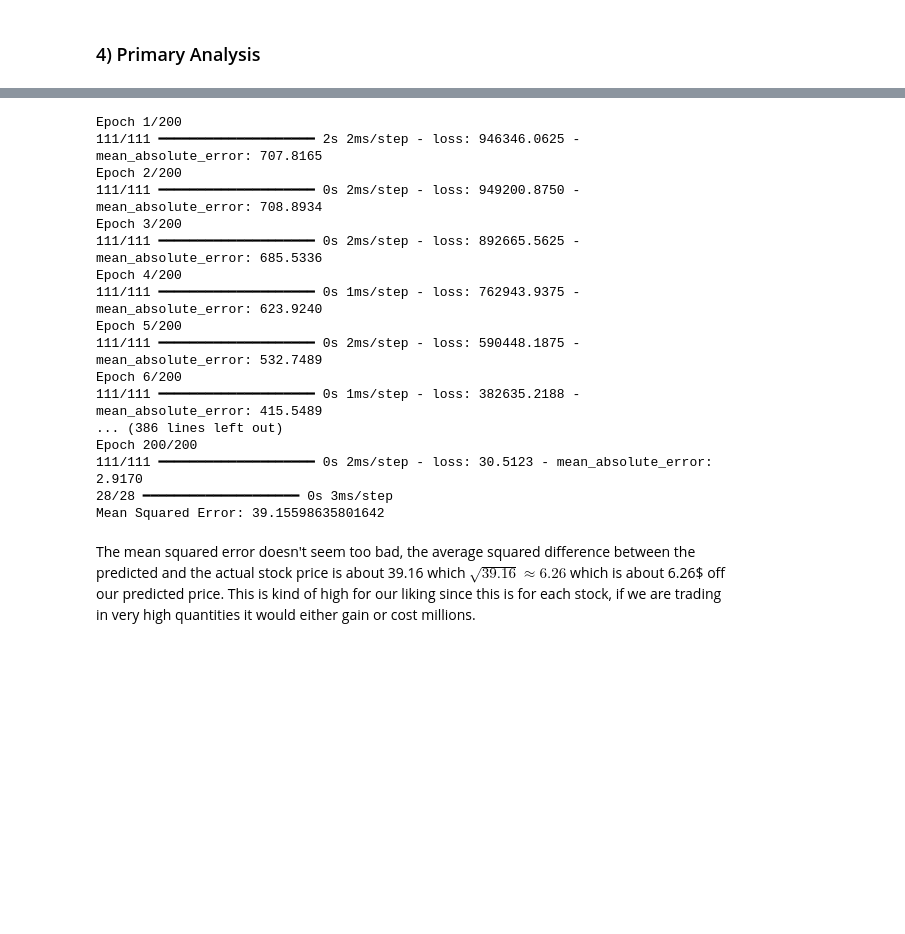
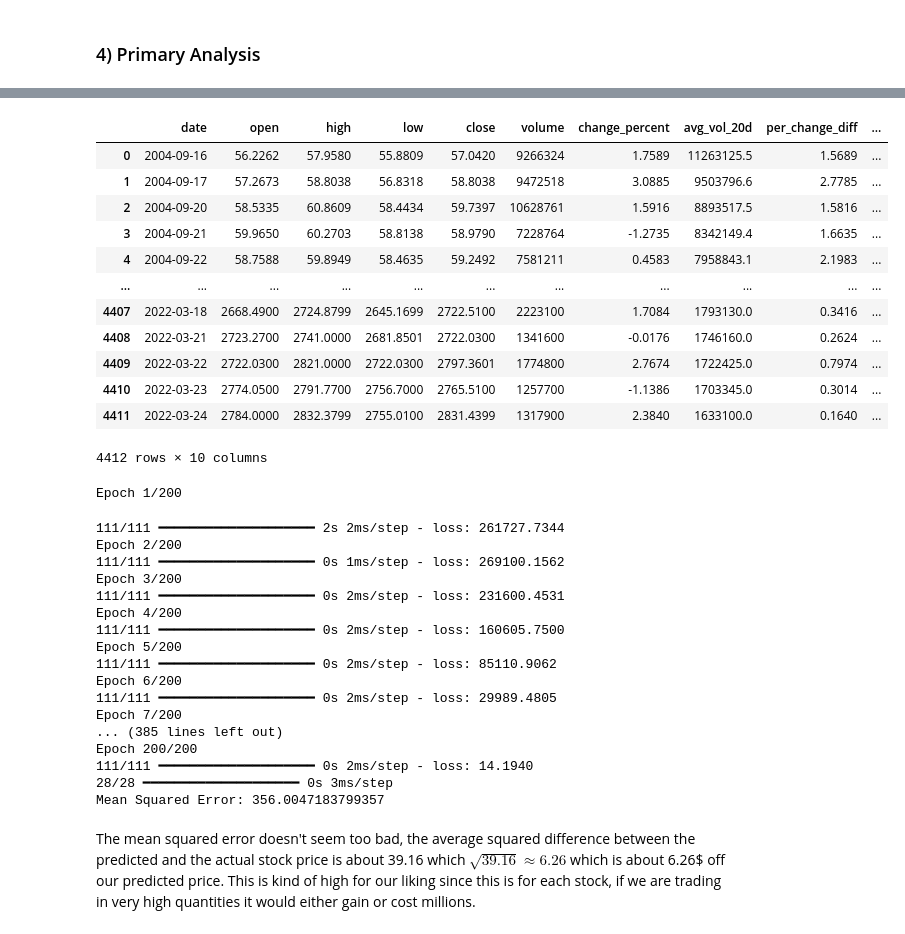
Before and after one commit to bnewman6/CMSC320FinalProjectLinNewman, a Jupyter notebook: main.ipynb, the cells around one changed output, grey strips where cells are left out. Cells and saved outputs as stored; diff of their text form; code cells hidden in the pictures; blank space fills up the shorter version.

Commit message:
Answered some questions, changed the ML model

```diff
--- a/main.ipynb
+++ b/main.ipynb
@@ -330,57 +335,85 @@ import tensorflow
 from tensorflow.keras.models import Sequential
 from tensorflow.keras.layers import Dense
 from sklearn.metrics import mean_absolute_error, mean_squared_error
 import numpy as np
 from sklearn import metrics
 
 googl_df = pd.read_csv("./data/cleaned_data/GOOGL_cleaned.csv")
+qqq_df = pd.read_csv("./data/cleaned_data/QQQ_cleaned.csv")
 
-features = ["open", "high", "low", "volume","change_percent", "avg_vol_20d"]
+# Add a percent change column to out dataframe
+googl_df["per_change_diff"] = abs(googl_df["change_percent"] - qqq_df["change_percent"])
+
+# Convert the 'date' column to datetime
+googl_df['date'] = pd.to_datetime(googl_df['date'])
+
+googl_df['date_seconds'] = (googl_df['date'] - pd.Timestamp("2004-09-16")) // pd.Timedelta('1s')
+display(googl_df)
+
+# Parse features
+features = ["open", "high", "low", "volume", "avg_vol_20d","per_change_diff","date_seconds"]
 X = pd.DataFrame((googl_df[features]), columns=features)
 Y = (pd.DataFrame((googl_df[["close"]]), columns=["close"]))
 
-# It's a good practice to scale your data before feeding it into a neural network
 scaler = StandardScaler()
 X = scaler.fit_transform(X)
 
-X_train, X_test, y_train, y_test = train_test_split(X, Y, test_size=0.2)
+# Calculate the split point
+split_point = int(len(X) * 0.8)
+
+# Split the data
+X_train, X_test = X[:split_point], X[split_point:]
+y_train, y_test = Y[:split_point], Y[split_point:]
 
 # Define the model
 model = Sequential()
-model.add(Dense(6, input_dim=len(features), activation='relu'))  # Input layer
-model.add(Dense(36, activation='relu'))  # Hidden layer
+model.add(Dense(len(features), input_dim=len(features), activation='relu'))  # Input layer
+model.add(Dense(len(features)**2, activation='relu'))  # Hidden layer
 model.add(Dense(1))  # Output layer
 
 # Compile the model
-model.compile(loss='mean_squared_error', optimizer='adam', metrics=[tensorflow.keras.metrics.MeanAbsoluteError()])
-
+model.compile(loss='mean_squared_error', optimizer='adam')
 
 # Fit the model
 model.fit(X_train, y_train, epochs=200, batch_size=32)
 
 # Make predictions
 y_pred = model.predict(X_test)
 
 mse = metrics.mean_squared_error(y_test, y_pred)
 print('Mean Squared Error:', mse)
 # %% [output]
+|  | date | open | high | low | close | volume | change_percent | avg_vol_20d | per_change_diff | ... |
+| 0 | 2004-09-16 | 56.2262 | 57.9580 | 55.8809 | 57.0420 | 9266324 | 1.7589 | 11263125.5 | 1.5689 | ... |
+| 1 | 2004-09-17 | 57.2673 | 58.8038 | 56.8318 | 58.8038 | 9472518 | 3.0885 | 9503796.6 | 2.7785 | ... |
+| 2 | 2004-09-20 | 58.5335 | 60.8609 | 58.4434 | 59.7397 | 10628761 | 1.5916 | 8893517.5 | 1.5816 | ... |
+| 3 | 2004-09-21 | 59.9650 | 60.2703 | 58.8138 | 58.9790 | 7228764 | -1.2735 | 8342149.4 | 1.6635 | ... |
+| 4 | 2004-09-22 | 58.7588 | 59.8949 | 58.4635 | 59.2492 | 7581211 | 0.4583 | 7958843.1 | 2.1983 | ... |
+| ... | ... | ... | ... | ... | ... | ... | ... | ... | ... | ... |
+| 4407 | 2022-03-18 | 2668.4900 | 2724.8799 | 2645.1699 | 2722.5100 | 2223100 | 1.7084 | 1793130.0 | 0.3416 | ... |
+| 4408 | 2022-03-21 | 2723.2700 | 2741.0000 | 2681.8501 | 2722.0300 | 1341600 | -0.0176 | 1746160.0 | 0.2624 | ... |
+| 4409 | 2022-03-22 | 2722.0300 | 2821.0000 | 2722.0300 | 2797.3601 | 1774800 | 2.7674 | 1722425.0 | 0.7974 | ... |
+| 4410 | 2022-03-23 | 2774.0500 | 2791.7700 | 2756.7000 | 2765.5100 | 1257700 | -1.1386 | 1703345.0 | 0.3014 | ... |
+| 4411 | 2022-03-24 | 2784.0000 | 2832.3799 | 2755.0100 | 2831.4399 | 1317900 | 2.3840 | 1633100.0 | 0.1640 | ... |
-Epoch 1/200
-111/111 ━━━━━━━━━━━━━━━━━━━━ 2s 2ms/step - loss: 946346.0625 - mean_absolute_error: 707.8165
-Epoch 2/200
-111/111 ━━━━━━━━━━━━━━━━━━━━ 0s 2ms/step - loss: 949200.8750 - mean_absolute_error: 708.8934
-Epoch 3/200
-111/111 ━━━━━━━━━━━━━━━━━━━━ 0s 2ms/step - loss: 892665.5625 - mean_absolute_error: 685.5336
-Epoch 4/200
-111/111 ━━━━━━━━━━━━━━━━━━━━ 0s 1ms/step - loss: 762943.9375 - mean_absolute_error: 623.9240
-Epoch 5/200
-111/111 ━━━━━━━━━━━━━━━━━━━━ 0s 2ms/step - loss: 590448.1875 - mean_absolute_error: 532.7489
-Epoch 6/200
-111/111 ━━━━━━━━━━━━━━━━━━━━ 0s 1ms/step - loss: 382635.2188 - mean_absolute_error: 415.5489
-... (386 lines left out)
-Epoch 200/200
-111/111 ━━━━━━━━━━━━━━━━━━━━ 0s 2ms/step - loss: 30.5123 - mean_absolute_error: 2.9170
-28/28 ━━━━━━━━━━━━━━━━━━━━ 0s 3ms/step
-Mean Squared Error: 39.15598635801642
+4412 rows × 10 columns
+Epoch 1/200
+111/111 ━━━━━━━━━━━━━━━━━━━━ 2s 2ms/step - loss: 261727.7344
+Epoch 2/200
+111/111 ━━━━━━━━━━━━━━━━━━━━ 0s 1ms/step - loss: 269100.1562
+Epoch 3/200
+111/111 ━━━━━━━━━━━━━━━━━━━━ 0s 2ms/step - loss: 231600.4531
+Epoch 4/200
+111/111 ━━━━━━━━━━━━━━━━━━━━ 0s 2ms/step - loss: 160605.7500
+Epoch 5/200
+111/111 ━━━━━━━━━━━━━━━━━━━━ 0s 2ms/step - loss: 85110.9062
+Epoch 6/200
+111/111 ━━━━━━━━━━━━━━━━━━━━ 0s 2ms/step - loss: 29989.4805
+Epoch 7/200
+... (385 lines left out)
+Epoch 200/200
+111/111 ━━━━━━━━━━━━━━━━━━━━ 0s 2ms/step - loss: 14.1940
+28/28 ━━━━━━━━━━━━━━━━━━━━ 0s 3ms/step
+Mean Squared Error: 356.0047183799357
 # %% [markdown]
 The mean squared error doesn't seem too bad, the average squared difference between the predicted and the actual stock price is about 39.16 which $\sqrt{39.16}\approx 6.26$ which is about 6.26$ off our predicted price. This is kind of high for our liking since this is for each stock, if we are trading in very high quantities it would either gain or cost millions.
 # %% [markdown]
```
Also changed, not shown: parts of 12 cells of this notebook.
